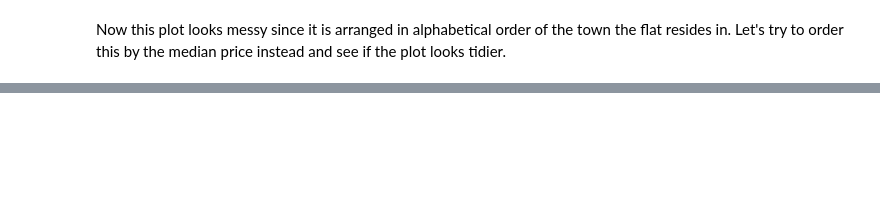
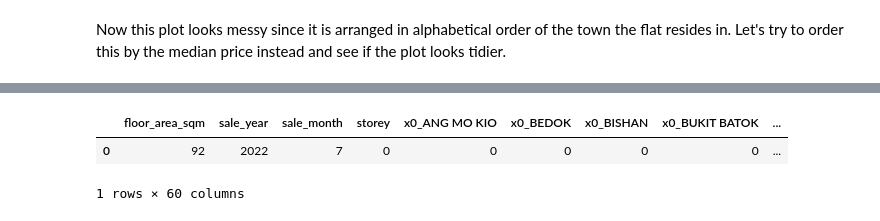
Before and after one commit to hanweiz/HDB_Resale, a Jupyter notebook: HDB.ipynb, the cells around one changed output, grey strips where cells are left out. Cells and saved outputs as stored; diff of their text form; code cells hidden in the pictures; blank space fills up the shorter version.

```diff
--- a/HDB.ipynb
+++ b/HDB.ipynb
@@ -169,0 +307,5 @@ df.columns
+# %%
+myflat['sale_year'] = myflat['month'].apply(lambda x: int(x.split("-")[0]))
+myflat['sale_month'] = myflat['month'].apply(lambda x: int(x.split("-")[-1]))
+myflat.drop('month', axis=1, inplace=True)
+myflat['storey'] = oe.transform(myflat[["storey_range"]])
@@ -169,0 +324,3 @@ df.columns
+# %%
+myflat.drop(["remaining_lease", "lease_commence_date", "town", "flat_type", "flat_model", "storey_range", "block", "street_name"], axis=1, inplace=True)
+myflat.columns
@@ -169,0 +345,7 @@ df.columns
+# %%
+assert len(df.columns) == len(myflat.columns) + 1
+myflat.head()
+# %% [output]
+|  | floor_area_sqm | sale_year | sale_month | storey | x0_ANG MO KIO | x0_BEDOK | x0_BISHAN | x0_BUKIT BATOK | ... |
+| 0 | 92 | 2022 | 7 | 0 | 0 | 0 | 0 | 0 | ... |
+1 rows × 60 columns
```
Also changed, not shown: parts of 27 cells of this notebook, 1 other file.
